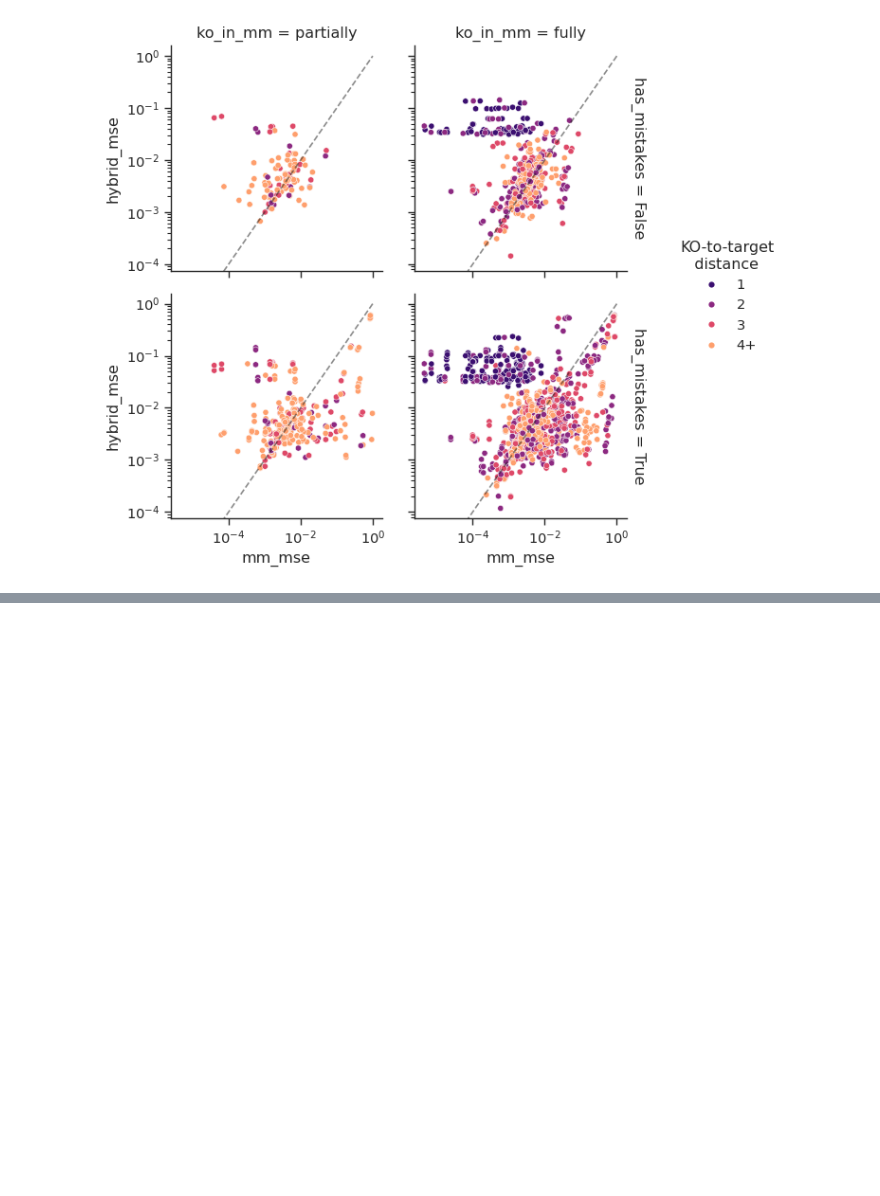
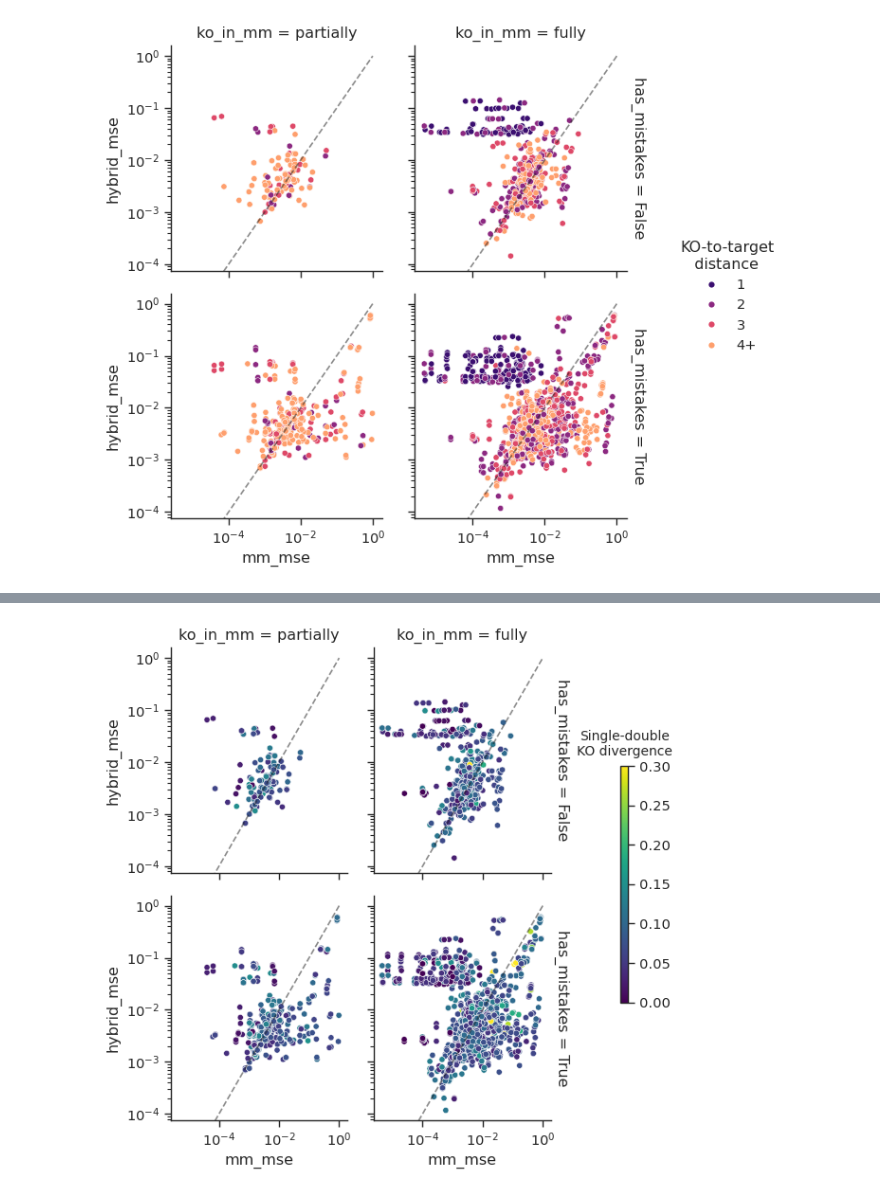
Before and after one commit to CropXR/HALCYON, a Jupyter notebook: notebooks/11c_mm_vs_ml_both_with_and_without_mistakes.ipynb, the cells around one changed output, grey strips where cells are left out. Saved outputs shown, nothing was run; the diff lists cells and outputs as text; code cells hidden in the pictures; blank space fills up the shorter version.

```diff
--- a/notebooks/11c_mm_vs_ml_both_with_and_without_mistakes.ipynb
+++ b/notebooks/11c_mm_vs_ml_both_with_and_without_mistakes.ipynb
@@ -401,0 +426,44 @@ paired
+# %%
+from matplotlib.colors import LogNorm, Normalize
+import textwrap
+
+
+sns.set_theme()
+sns.set_context("paper", font_scale=1.2)
+sns.set_style('ticks')
+
+min_scale = round(paired['single-to-double-ko-divergence'].quantile(0.01), 1)
+max_scale = round(paired['single-to-double-ko-divergence'].quantile(0.99), 1)
+
+palette = sns.color_palette()
+cmap = 'viridis'
+
+norm = Normalize(min_scale, max_scale)
+sm = plt.cm.ScalarMappable(cmap=cmap, norm=norm)
+sm.set_array([])
+
+g = sns.relplot(data=paired, x='mm_mse', y='hybrid_mse', col='ko_in_mm', row='has_mistakes', hue='single-to-double-ko-divergence',
+                  alpha=1, s=20, height=3, aspect=1, facet_kws={'margin_titles': True}, hue_norm=norm, palette=cmap, legend=False)
+
+g.set(xscale="log", yscale="log")
+for ax in g.axes.flat:
+    ax.plot([0, 1], [0, 1], 'k--', alpha=0.5)
+    for collection in ax.collections:
+        collection.set_rasterized(True)
+
+cbar = g.figure.colorbar(sm,
+                        ax=g.axes,
+                        shrink=0.5,       # scales the bar's length (0 to 1)
+                        aspect=30,        # higher = thinner bar (default is ~20)
+                        fraction=0.03,    # how much of the figure width it eats up
+                        pad=0.15,         # gap between the bar and the last facet
+                        )
+
+wrapped_title = textwrap.fill('Single-double KO divergence', width=15)
+
+cbar.ax.set_title(wrapped_title, fontsize=10, pad=8)
+cbar.set_ticks(np.arange(min_scale, max_scale+0.05, 0.05))
+
+g.savefig("mm_vs_hybrid_with_and_without_mistakes_log_single_double_ko_divergence.pdf", dpi=600, bbox_inches='tight')
+# %% [output]
+[figure, added]
```
Also changed, not shown: parts of 4 cells of this notebook, 2 other files.
